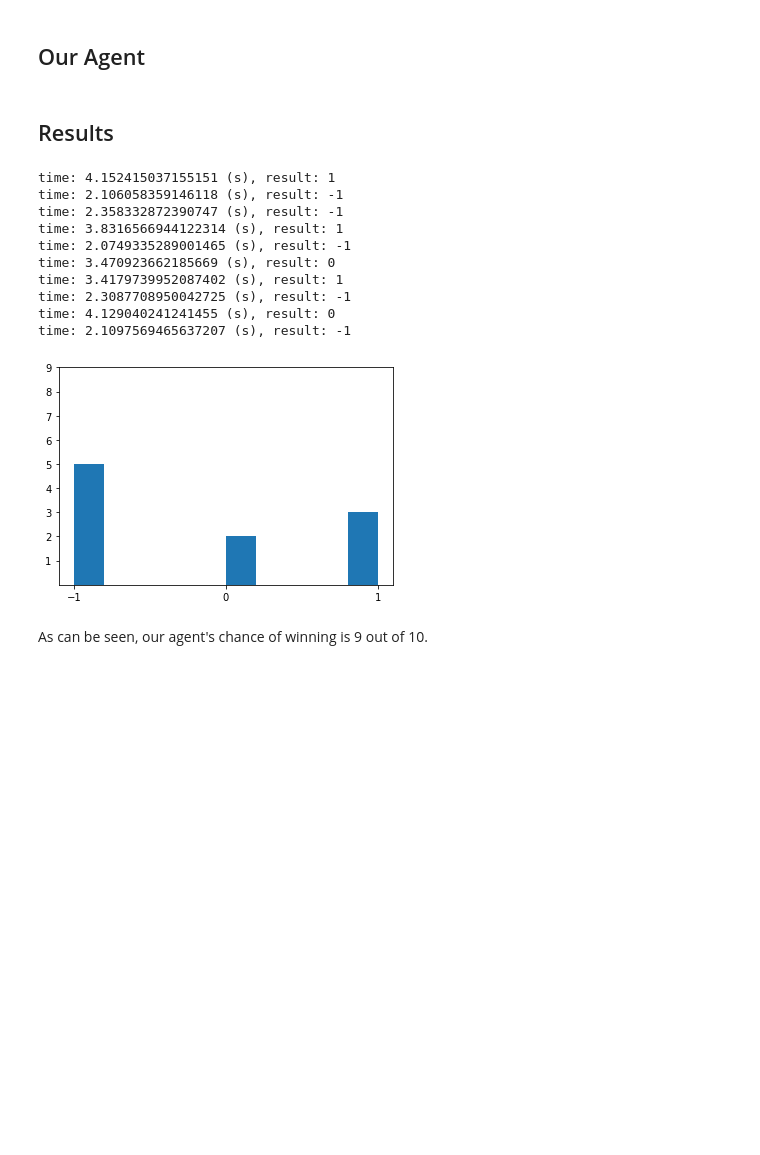
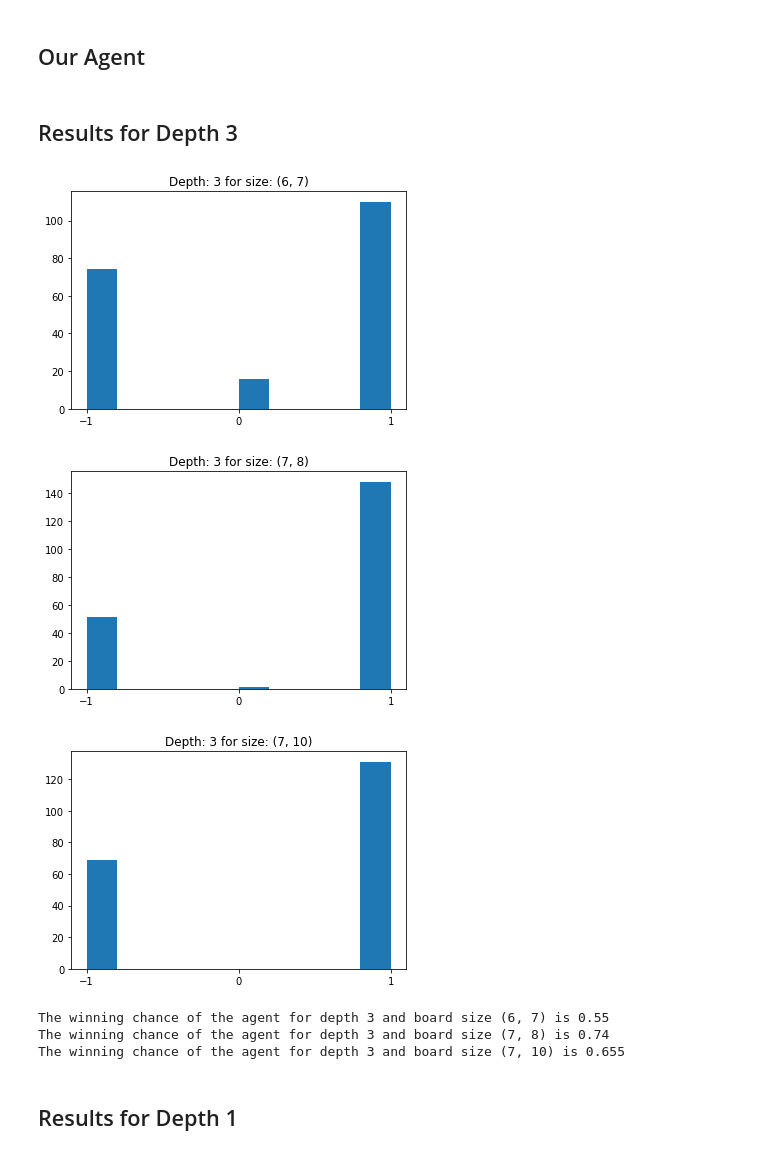
Before and after one commit to daniyalmaroufi/AI_Course, a Jupyter notebook: CA2_Game/CA2_Game.ipynb, the cells around one changed output. Saved outputs shown, nothing was run; the diff lists cells and outputs as text; code cells hidden in the pictures; blank space fills up the shorter version.

Commit message:
added CA1-Game added results for depth 1 and 3

```diff
--- a/CA2_Game/CA2_Game.ipynb
+++ b/CA2_Game/CA2_Game.ipynb
@@ -91,7 +93,7 @@ class ConnectSin:
         ----------
         (int) an integer between 1 and column count. the column to put a piece in
         """
-        depth=3
+        depth=1
 
         player=MiniMaxPlayer(self,depth,self.__CONNECT_NUMBER)
         return player.decision()
@@ -527,4 +529,4 @@ class MiniMaxPlayer:
             return (math.inf, root.move)
         return best_move
 # %% [markdown]
-## Results
+## Results for Depth 3
@@ -535,22 +535,14 @@ board_sizes_to_check = [(6,7),
                         (7,8),
                         (7,10)]
 
-hist=[]
-for _ in range(10):
-    tic=time()
-    game = ConnectSin(board_size=(6,7),silent=True)
-    a=game.run()
-    toc=time()
-    hist.append((toc-tic,a))
-    print('time:',toc-tic,'(s), result:',a)
+history=[]
+for b_size in board_sizes_to_check:
+    hist=[]
+    for i in range(200):
+        tic=time()
+        game = ConnectSin(board_size=b_size,silent=True)
+        a=game.run()
+        toc=time()
+        hist.append((toc-tic,a))
+        print(b_size,'run:',i+1,',time:',toc-tic,'s r:',a)
+    history.append((b_size,hist))
-# %% [output]
-time: 4.152415037155151 (s), result: 1
-time: 2.106058359146118 (s), result: -1
-time: 2.358332872390747 (s), result: -1
-time: 3.8316566944122314 (s), result: 1
-time: 2.0749335289001465 (s), result: -1
-time: 3.470923662185669 (s), result: 0
-time: 3.4179739952087402 (s), result: 1
-time: 2.3087708950042725 (s), result: -1
-time: 4.129040241241455 (s), result: 0
-time: 2.1097569465637207 (s), result: -1
@@ -559,9 +549,31 @@ from matplotlib import pyplot as plt
+# %%
+import pickle
+with open('history_depth3.pkl', 'wb') as dbfile:
+    pickle.dump(history, dbfile)
 # %%
-plt.hist([a[1] for a in hist])
-plt.xticks([-1,0,1])
-plt.yticks([a for a in range(1,10)])
-plt.show()
+import pickle
+with open('history_depth3.pkl', 'rb') as dbfile:
+    history=pickle.load(dbfile)
+
+for b_size, hist in history:
+    h=[a[1] for a in hist]
+    plt.hist(h)
+    plt.xticks([-1,0,1])
+    plt.title('Depth: 3 for size: '+str(b_size))
+    plt.show()
 # %% [output]
-[figure, old version]
+[figure, new version]
+[figure, added]
+[figure, added]
-# %% [markdown]
-As can be seen, our agent's chance of winning is 9 out of 10.
+# %%
+
+for b_size, hist in history:
+    h=[a[1] for a in hist]
+    wins=len([a for a in h if a==1])
+    print('The winning chance of the agent for depth 3 and board size',b_size,'is', wins/200)
+# %% [output]
+The winning chance of the agent for depth 3 and board size (6, 7) is 0.55
+The winning chance of the agent for depth 3 and board size (7, 8) is 0.74
+The winning chance of the agent for depth 3 and board size (7, 10) is 0.655
+# %% [markdown]
+## Results for Depth 1
```
Also changed, not shown: parts of 6 cells of this notebook, 2 other files.
